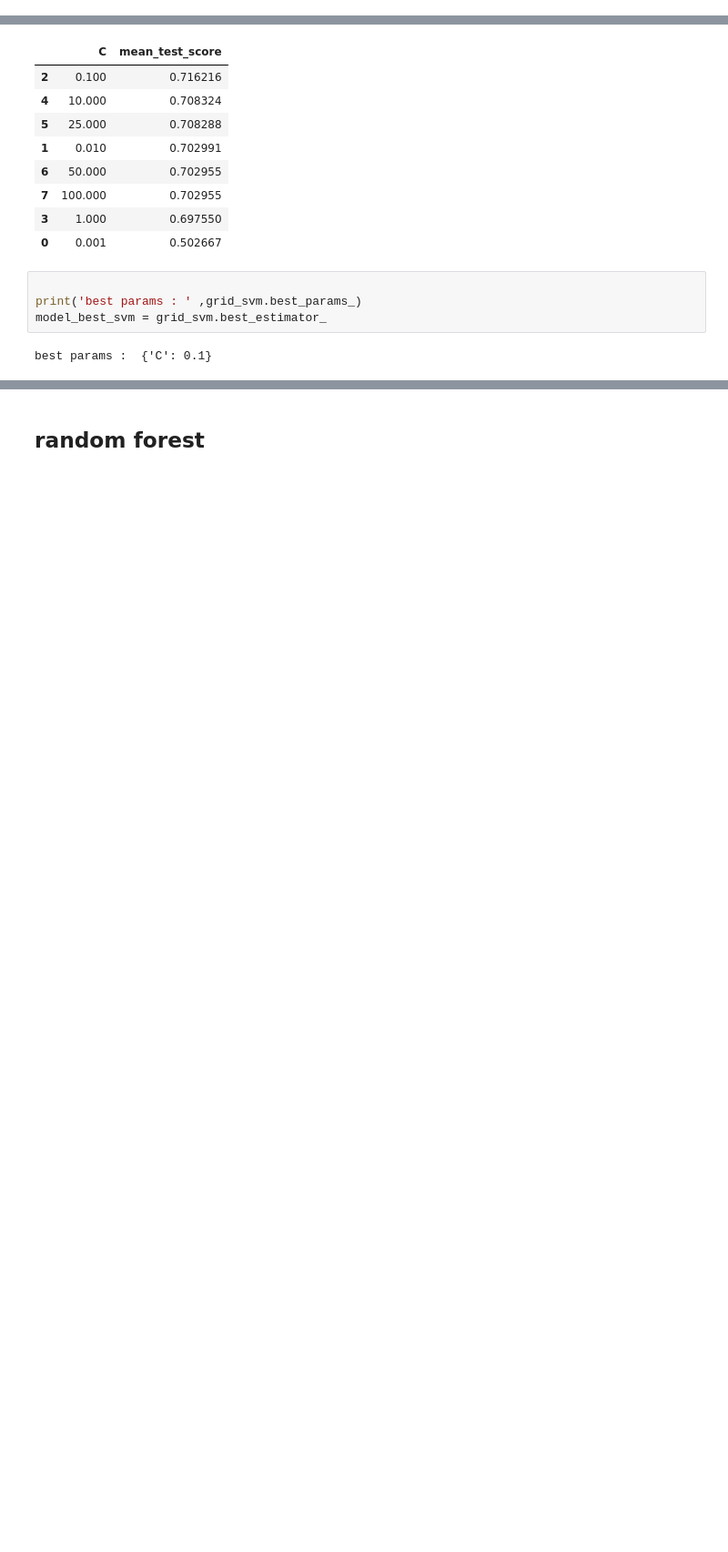
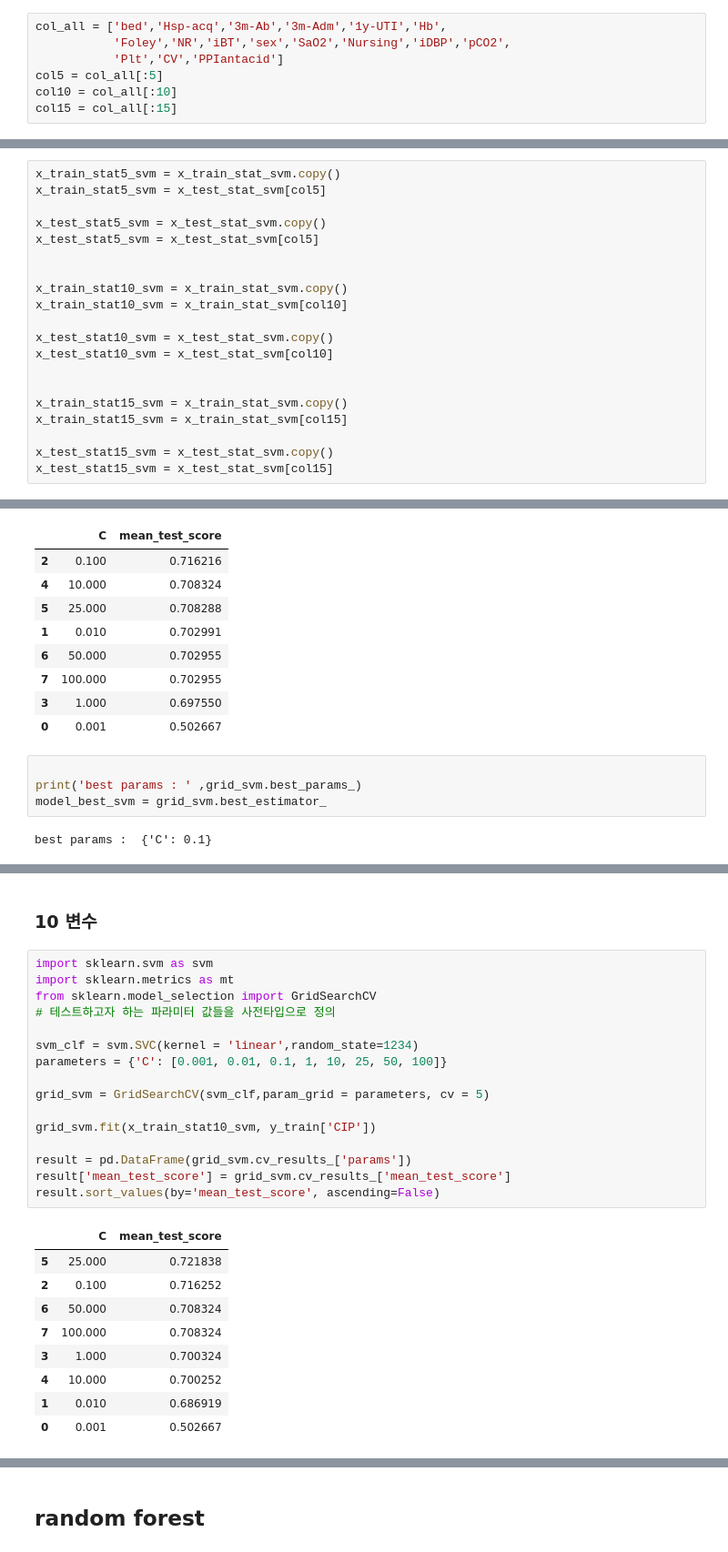
Before and after one commit to bub3690/22-1_multivariate, a Jupyter notebook: final_project/Classification-Statistics.ipynb, the cells around one changed output, grey strips where cells are left out. Shown at 91% size. Saved outputs shown, nothing was run; the diff lists cells and outputs as text; blank space fills up the shorter version.

Commit message:
FEAT: Upload classification result

```diff
--- a/final_project/Classification-Statistics.ipynb
+++ b/final_project/Classification-Statistics.ipynb
@@ -116,3 +123,10 @@ x_test_stat_logistic = x_test.copy()
 
 x_train_stat_logistic[numeric_cols] = scaler.fit_transform(x_train_stat_logistic[numeric_cols])
 x_test_stat_logistic[numeric_cols] = scaler.transform(x_test_stat_logistic[numeric_cols])
+# %%
+col_all = ['bed','Hsp-acq','3m-Ab','3m-Adm','1y-UTI','Hb',
+           'Foley','NR','iBT','sex','SaO2','Nursing','iDBP','pCO2',
+           'Plt','CV','PPIantacid']
+col5 = col_all[:5]
+col10 = col_all[:10]
+col15 = col_all[:15]
@@ -191,6 +327,26 @@ x_test_stat_svm = x_test.copy()
 
 x_train_stat_svm[numeric_cols] = scaler.fit_transform(x_train_stat_svm[numeric_cols])
 x_test_stat_svm[numeric_cols] = scaler.transform(x_test_stat_svm[numeric_cols])
+# %%
+x_train_stat5_svm = x_train_stat_svm.copy()
+x_train_stat5_svm = x_test_stat_svm[col5]
+
+x_test_stat5_svm = x_test_stat_svm.copy()
+x_test_stat5_svm = x_test_stat_svm[col5]
+
+
+x_train_stat10_svm = x_train_stat_svm.copy()
+x_train_stat10_svm = x_train_stat_svm[col10]
+
+x_test_stat10_svm = x_test_stat_svm.copy()
+x_test_stat10_svm = x_test_stat_svm[col10]
+
+
+x_train_stat15_svm = x_train_stat_svm.copy()
+x_train_stat15_svm = x_train_stat_svm[col15]
+
+x_test_stat15_svm = x_test_stat_svm.copy()
+x_test_stat15_svm = x_test_stat_svm[col15]
 # %%
 import sklearn.svm as svm
 import sklearn.metrics as mt
@@ -236,3 +391,31 @@ print(f'recall score: {recall[1]:.3}')
 # %% [output]
 accuracy score: 0.702
 recall score: 0.596
+# %% [markdown]
+### 10 변수
+# %%
+import sklearn.svm as svm
+import sklearn.metrics as mt
+from sklearn.model_selection import GridSearchCV
+# 테스트하고자 하는 파라미터 값들을 사전타입으로 정의
+
+svm_clf = svm.SVC(kernel = 'linear',random_state=1234)
+parameters = {'C': [0.001, 0.01, 0.1, 1, 10, 25, 50, 100]}
+
+grid_svm = GridSearchCV(svm_clf,param_grid = parameters, cv = 5)
+
+grid_svm.fit(x_train_stat10_svm, y_train['CIP'])
+
+result = pd.DataFrame(grid_svm.cv_results_['params'])
+result['mean_test_score'] = grid_svm.cv_results_['mean_test_score']
+result.sort_values(by='mean_test_score', ascending=False)
+# %% [output]
+|  | C | mean_test_score |
+| 5 | 25.000 | 0.721838 |
+| 2 | 0.100 | 0.716252 |
+| 6 | 50.000 | 0.708324 |
+| 7 | 100.000 | 0.708324 |
+| 3 | 1.000 | 0.700324 |
+| 4 | 10.000 | 0.700252 |
+| 1 | 0.010 | 0.686919 |
+| 0 | 0.001 | 0.502667 |
```
Also changed, not shown: parts of 26 cells of this notebook, 3 other files.
